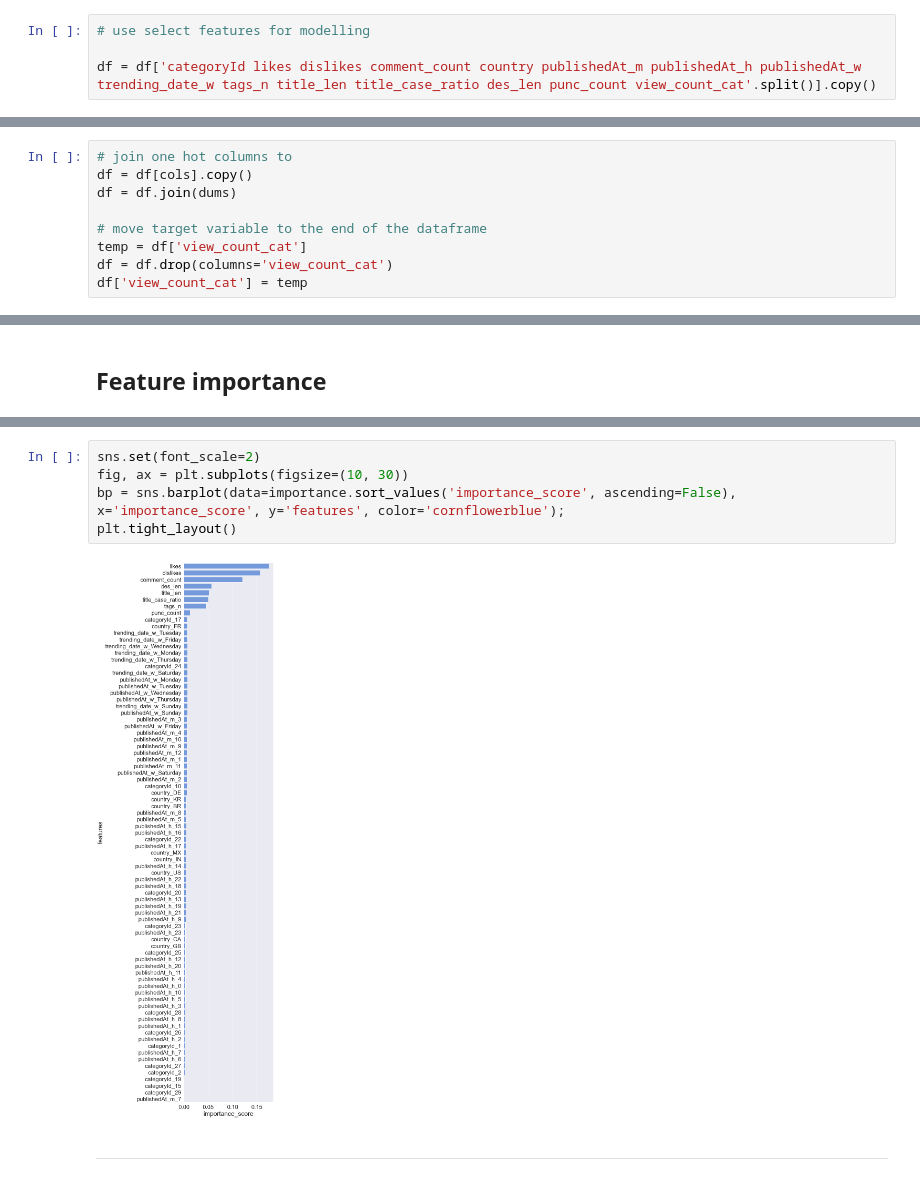
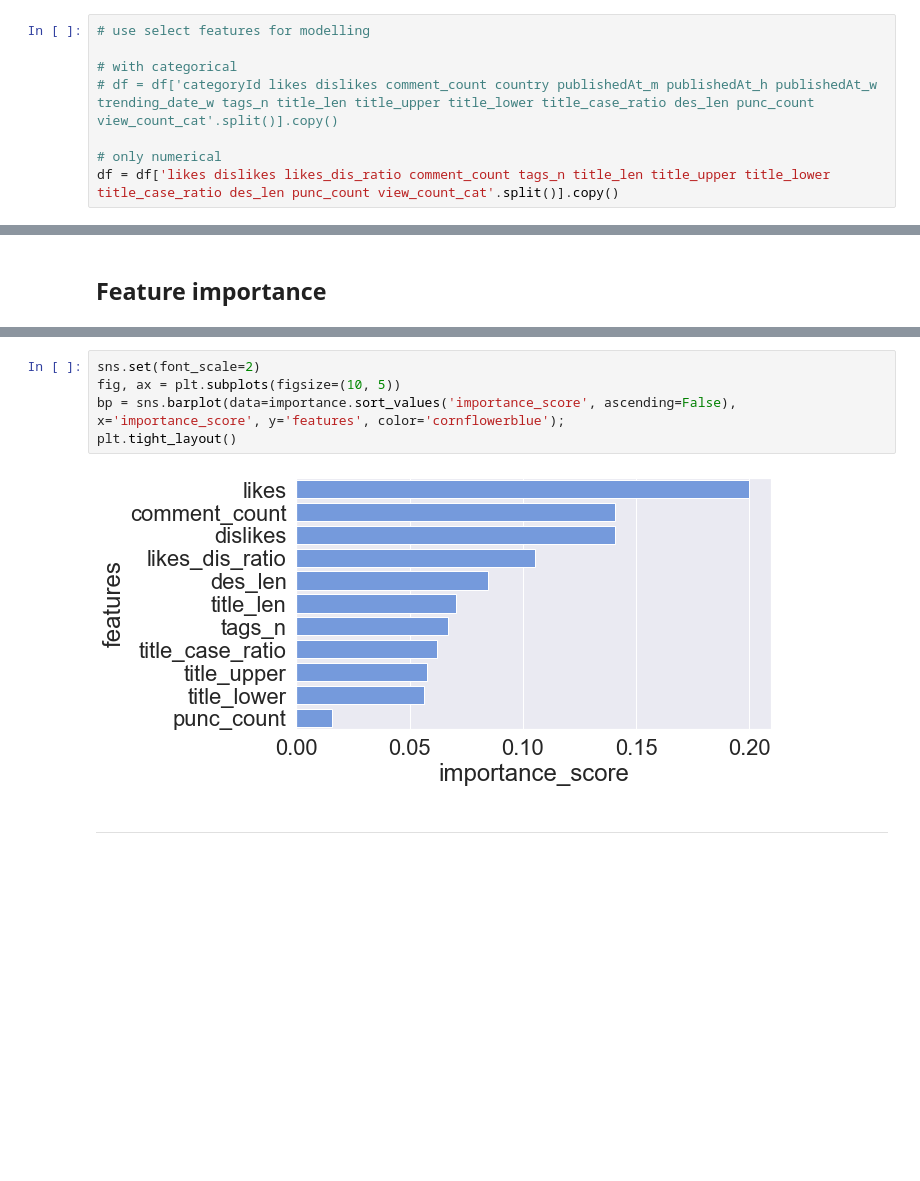
Before and after one commit to MRDVGroupProjectCSPB4502/MRDVGroupProjectCSPB4502, a Jupyter notebook: src/3_Viewership_Feature_Analysis/Viewership_Feature_Analysis.ipynb, the cells around one changed output, grey strips where cells are left out. Drawn from its saved outputs; the diff is of its cells as text; blank space fills up the shorter version.

Commit message:
removed use of categorical features

```diff
--- a/src/3_Viewership_Feature_Analysis/Viewership_Feature_Analysis.ipynb
+++ b/src/3_Viewership_Feature_Analysis/Viewership_Feature_Analysis.ipynb
@@ -217,7 +219,11 @@ Index(['video_id', 'title', 'publishedAt', 'channelId', 'channelTitle',
 # %%
 # use select features for modelling
 
-df = df['categoryId likes dislikes comment_count country publishedAt_m publishedAt_h publishedAt_w trending_date_w tags_n title_len title_case_ratio des_len punc_count view_count_cat'.split()].copy()
+# with categorical
+# df = df['categoryId likes dislikes comment_count country publishedAt_m publishedAt_h publishedAt_w trending_date_w tags_n title_len title_upper title_lower title_case_ratio des_len punc_count view_count_cat'.split()].copy()
+
+# only numerical
+df = df['likes dislikes likes_dis_ratio comment_count tags_n title_len title_upper title_lower title_case_ratio des_len punc_count view_count_cat'.split()].copy()
 # %%
 df.dtypes
 # %% [output]
@@ -299,9 +242,0 @@ cols
-# %%
-# join one hot columns to
-df = df[cols].copy()
-df = df.join(dums)
-
-# move target variable to the end of the dataframe
-temp = df['view_count_cat']
-df = df.drop(columns='view_count_cat')
-df['view_count_cat'] = temp
@@ -536,9 +504,9 @@ importance
 # %%
 sns.set(font_scale=2)
-fig, ax = plt.subplots(figsize=(10, 30))
+fig, ax = plt.subplots(figsize=(10, 5))
 bp = sns.barplot(data=importance.sort_values('importance_score', ascending=False), x='importance_score', y='features', color='cornflowerblue');
 plt.tight_layout()
 # %% [output]
-[figure, old version]
+[figure, new version]
 # %% [markdown]
 ---
```
Also changed, not shown: parts of 23 cells of this notebook.
